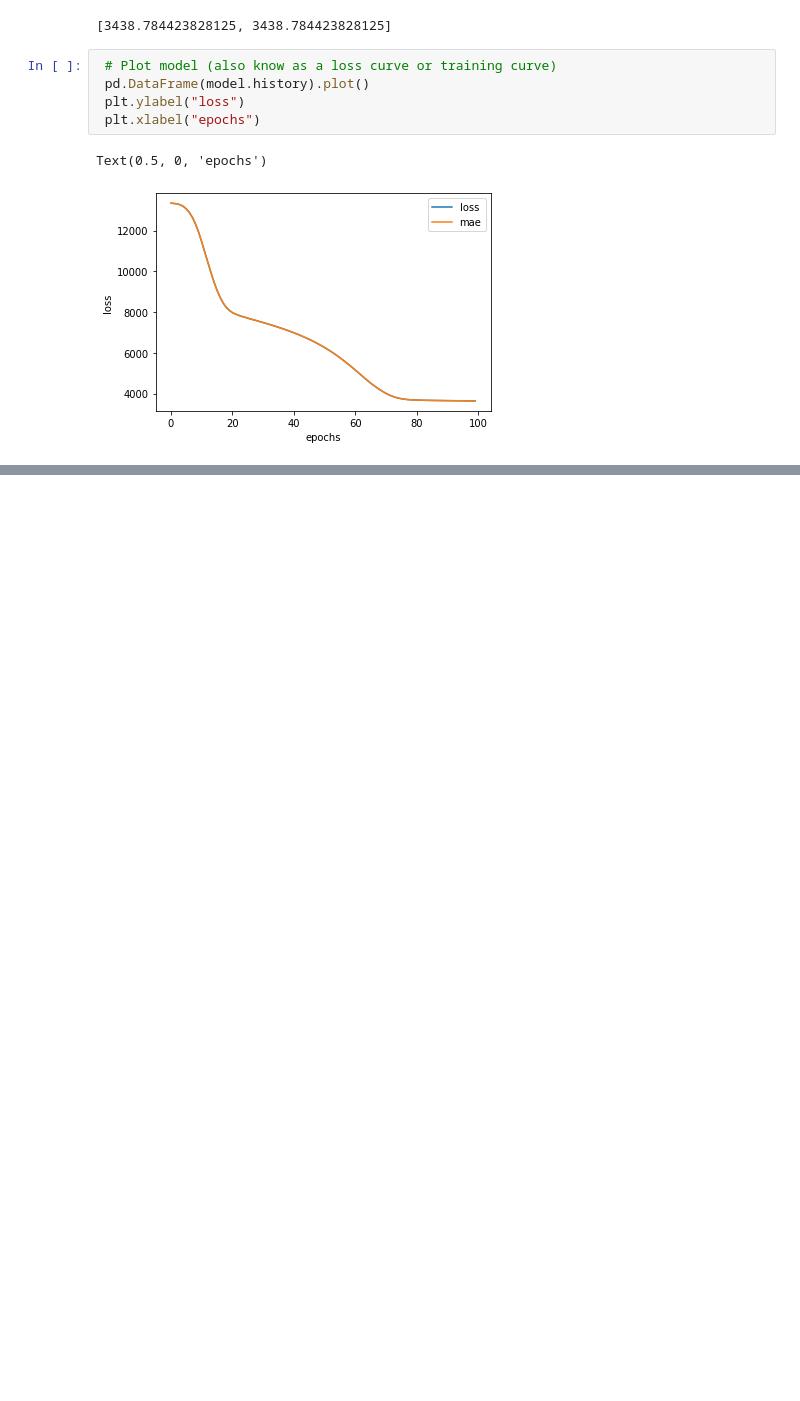
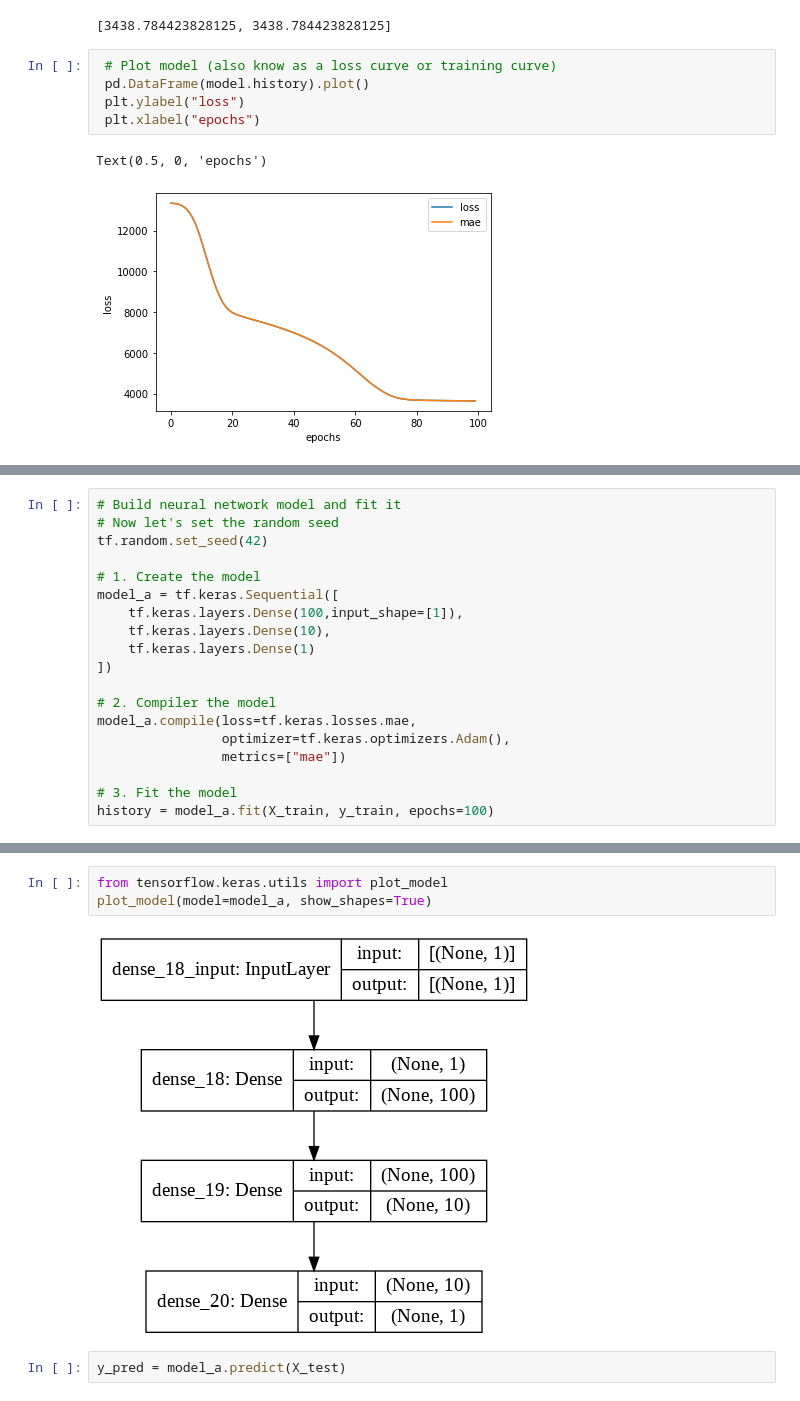
Before and after one commit to kunalburgul/AMLP, a Jupyter notebook: Tensorflow/01_neural_network_regression_with_tensorflow.ipynb, the cells around one changed output, grey strips where cells are left out. Cells and saved outputs as stored; diff of their text form; blank space fills up the shorter version.

```diff
--- a/Tensorflow/01_neural_network_regression_with_tensorflow.ipynb
+++ b/Tensorflow/01_neural_network_regression_with_tensorflow.ipynb
@@ -1099,0 +1181,19 @@ Text(0.5, 0, 'epochs')
+# %%
+# Build neural network model and fit it
+# Now let's set the random seed
+tf.random.set_seed(42)
+
+# 1. Create the model
+model_a = tf.keras.Sequential([
+    tf.keras.layers.Dense(100,input_shape=[1]),
+    tf.keras.layers.Dense(10),
+    tf.keras.layers.Dense(1)
+])
+
+# 2. Compiler the model
+model_a.compile(loss=tf.keras.losses.mae,
+                optimizer=tf.keras.optimizers.Adam(),
+                metrics=["mae"])
+
+# 3. Fit the model
+history = model_a.fit(X_train, y_train, epochs=100)
@@ -1099,0 +1241,7 @@ Text(0.5, 0, 'epochs')
+# %%
+from tensorflow.keras.utils import plot_model
+plot_model(model=model_a, show_shapes=True)
+# %% [output]
+[figure, added]
+# %%
+y_pred = model_a.predict(X_test)
```
Also changed, not shown: parts of 35 cells of this notebook.
